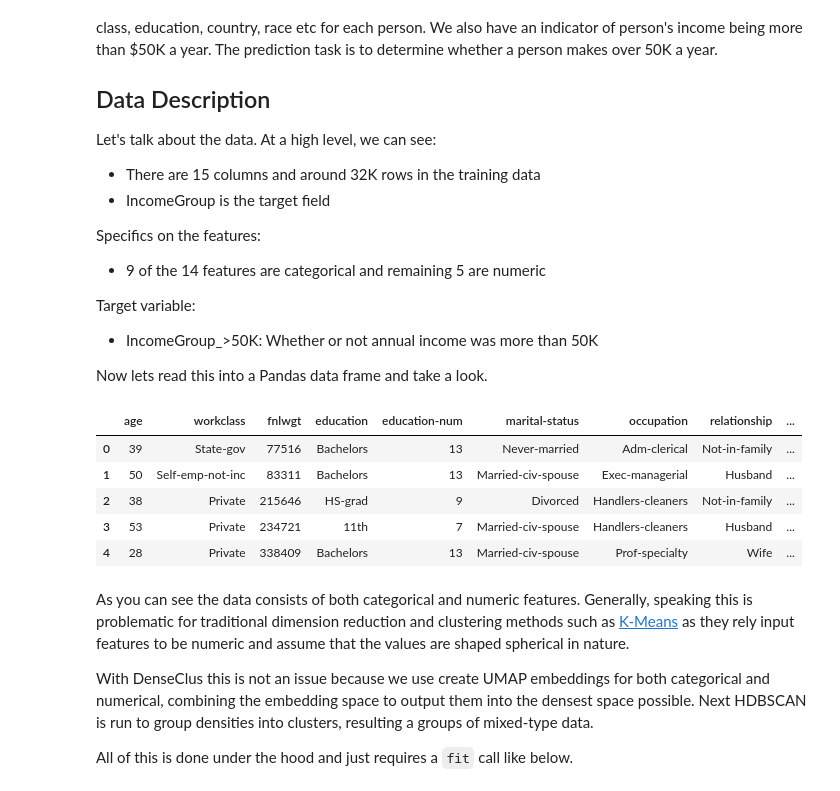
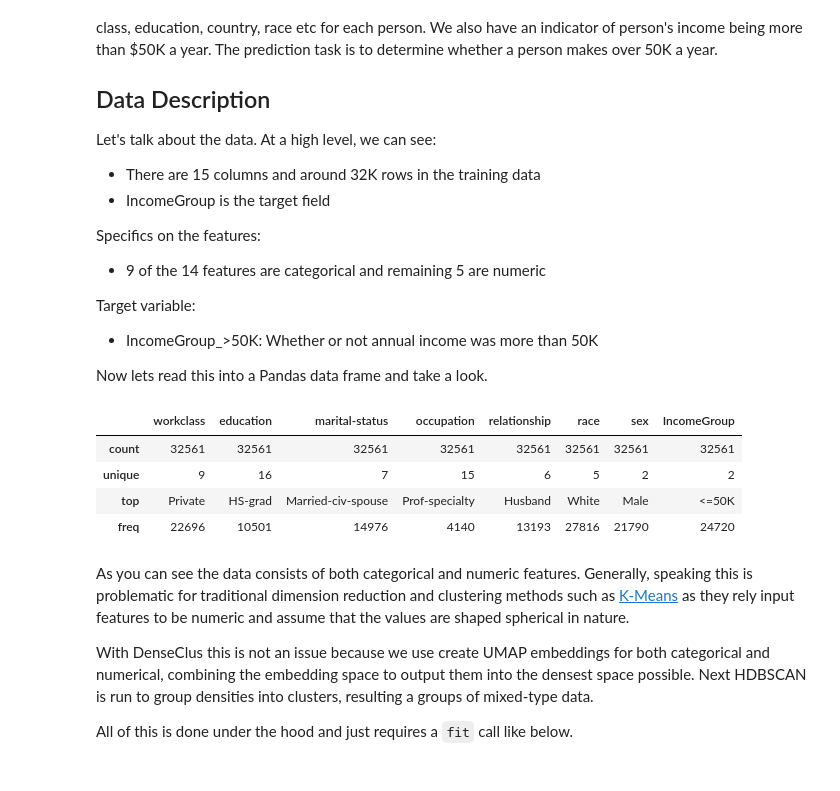
Before and after one commit to awslabs/amazon-denseclus, a Jupyter notebook: notebooks/04_JumpstartDenseClus.ipynb, the cells around one changed output. Cells and saved outputs as stored; diff of their text form; code cells hidden in the pictures.

```diff
--- a/notebooks/JumpstartDenseClus.ipynb
+++ b/notebooks/04_JumpstartDenseClus.ipynb
@@ -64,13 +36,16 @@ Target variable:
 Now lets read this into a Pandas data frame and take a look.
 # %%
 s3 = boto3.client("s3")
+region = boto3.session.Session().region_name
 
 ## read the data
-s3.download_file(f"sagemaker-example-files-prod-{region}", "datasets/tabular/uci_adult/adult.data", "adult.data")
-data = pd.read_csv("adult.data", header=None)
+s3.download_file(
+    f"sagemaker-example-files-prod-{region}", "datasets/tabular/uci_adult/adult.data", "adult.data"
+)
+df = pd.read_csv("adult.data", header=None)
 
 ## set column names
-data.columns = [
+df.columns = [
     "age",
     "workclass",
     "fnlwgt",
@@ -87,15 +62,17 @@ data.columns = [
     "native-country",
     "IncomeGroup",
 ]
+
+df[df["native-country"] == " United-States"]
+df.drop(["native-country"], axis=1, inplace=True)
-# %%
-data.head()
-# %% [output]
-|  | age | workclass | fnlwgt | education | education-num | marital-status | occupation | relationship | ... |
-| 0 | 39 | State-gov | 77516 | Bachelors | 13 | Never-married | Adm-clerical | Not-in-family | ... |
-| 1 | 50 | Self-emp-not-inc | 83311 | Bachelors | 13 | Married-civ-spouse | Exec-managerial | Husband | ... |
-| 2 | 38 | Private | 215646 | HS-grad | 9 | Divorced | Handlers-cleaners | Not-in-family | ... |
-| 3 | 53 | Private | 234721 | 11th | 7 | Married-civ-spouse | Handlers-cleaners | Husband | ... |
-| 4 | 28 | Private | 338409 | Bachelors | 13 | Married-civ-spouse | Prof-specialty | Wife | ... |
+# %%
+df.describe(include="object")
+# %% [output]
+|  | workclass | education | marital-status | occupation | relationship | race | sex | IncomeGroup |
+| count | 32561 | 32561 | 32561 | 32561 | 32561 | 32561 | 32561 | 32561 |
+| unique | 9 | 16 | 7 | 15 | 6 | 5 | 2 | 2 |
+| top | Private | HS-grad | Married-civ-spouse | Prof-specialty | Husband | White | Male | <=50K |
+| freq | 22696 | 10501 | 14976 | 4140 | 13193 | 27816 | 21790 | 24720 |
 # %% [markdown]
 As you can see the data consists of both categorical and numeric features.
 Generally, speaking this is problematic for traditional dimension reduction and clustering methods such as [K-Means](https://en.wikipedia.org/wiki/K-means_clustering) as they rely input features to be numeric and assume that the values are shaped spherical in nature.
```
Also changed, not shown: parts of 9 cells of this notebook, 2 other files.
